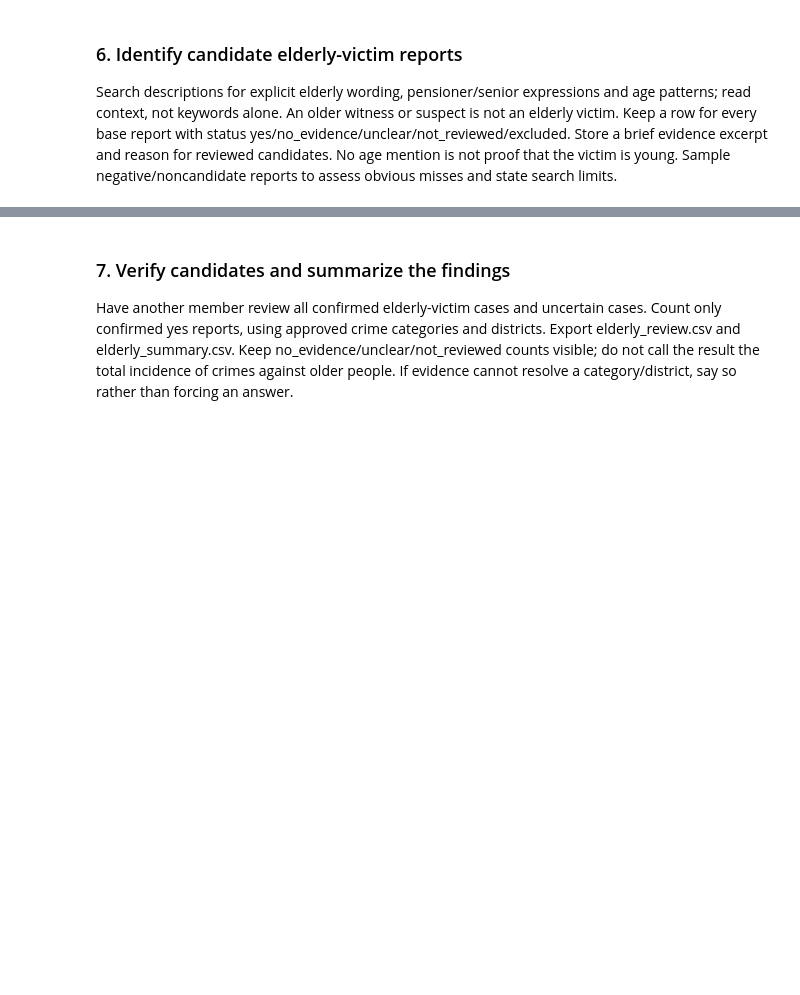
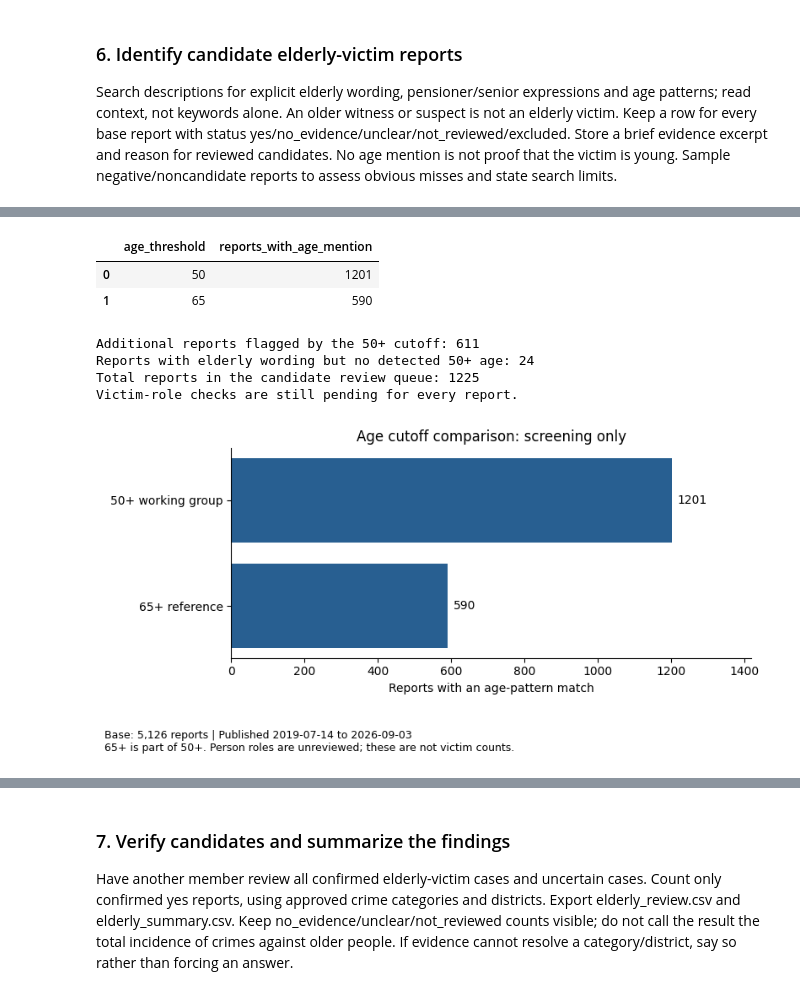
Before and after one commit to mshongwe775/bremen-crime-data-analytics, a Jupyter notebook: team_notebooks/06_validation_and_elderly.ipynb, the cells around one changed output, grey strips where cells are left out. Drawn from its saved outputs; the diff is of its cells as text; code cells hidden in the pictures; blank space fills up the shorter version.

```diff
--- a/team_notebooks/06_validation_and_elderly.ipynb
+++ b/team_notebooks/06_validation_and_elderly.ipynb
@@ -253,0 +275,13 @@ Search descriptions for explicit elderly wording, pensioner/senior expressions a
+# %%
+screening = review_reports[["report_id", "title_en", "url"]].copy()
+screening["explicit_ages"] = report_text.apply(find_ages)
+screening["max_explicit_age"] = screening["explicit_ages"].apply(max, default=None).astype("Int64")
+# %%
+screening["age50plus_mention"] = screening["max_explicit_age"].ge(elderly_age_threshold).fillna(False)
+screening["age65plus_mention"] = screening["max_explicit_age"].ge(65).fillna(False)
+screening["elderly_wording"] = report_text.str.contains(word_pattern, case=False, regex=True)
+screening["candidate"] = screening["age50plus_mention"] | screening["elderly_wording"]
+screening["victim_review_status"] = "not_reviewed"
+
+assert screening["report_id"].is_unique
+assert len(screening) == len(reports_base)
@@ -253,0 +292,47 @@ Search descriptions for explicit elderly wording, pensioner/senior expressions a
+# %%
+age_comparison = pd.DataFrame({
+    "age_threshold": [elderly_age_threshold, 65],
+    "reports_with_age_mention": [int(screening["age50plus_mention"].sum()),
+                                 int(screening["age65plus_mention"].sum())]
+})
+additional_reports = int((screening["age50plus_mention"] & ~screening["age65plus_mention"]).sum())
+assert additional_reports == age_comparison.iloc[0, 1] - age_comparison.iloc[1, 1]
+age_comparison
+# %% [output]
+|  | age_threshold | reports_with_age_mention |
+| 0 | 50 | 1201 |
+| 1 | 65 | 590 |
+# %%
+print("Additional reports flagged by the 50+ cutoff:", additional_reports)
+print("Reports with elderly wording but no detected 50+ age:",
+      int((screening["elderly_wording"] & ~screening["age50plus_mention"]).sum()))
+print("Total reports in the candidate review queue:", int(screening["candidate"].sum()))
+print("Victim-role checks are still pending for every report.")
+# %% [output]
+Additional reports flagged by the 50+ cutoff: 611
+Reports with elderly wording but no detected 50+ age: 24
+Total reports in the candidate review queue: 1225
+Victim-role checks are still pending for every report.
+# %%
+import matplotlib.pyplot as plt
+
+date_start = review_reports["date_posted"].min().date()
+date_end = review_reports["date_posted"].max().date()
+chart_note = (f"Base: {len(screening):,} reports | Published {date_start} to {date_end}\n"
+              "65+ is part of 50+. Person roles are unreviewed; these are not victim counts.")
+# %%
+fig, ax = plt.subplots(figsize=(8, 4))
+bars = ax.barh(["50+ working group", "65+ reference"],
+               age_comparison["reports_with_age_mention"], color="#285f91")
+ax.bar_label(bars, padding=5)
+ax.invert_yaxis()
+ax.set_xlim(0, age_comparison["reports_with_age_mention"].max() * 1.18)
+ax.set_xlabel("Reports with an age-pattern match")
+ax.set_title("Age cutoff comparison: screening only")
+ax.spines[["top", "right"]].set_visible(False)
+fig.text(0.01, 0.01, chart_note, fontsize=9)
+fig.tight_layout(rect=[0, 0.14, 1, 1])
+fig.savefig(figure_folder / "age_threshold_screening.png", dpi=150, bbox_inches="tight")
+plt.show()
+# %% [output]
+[figure, added]
```
Also changed, not shown: parts of 23 cells of this notebook, 7 other files.
